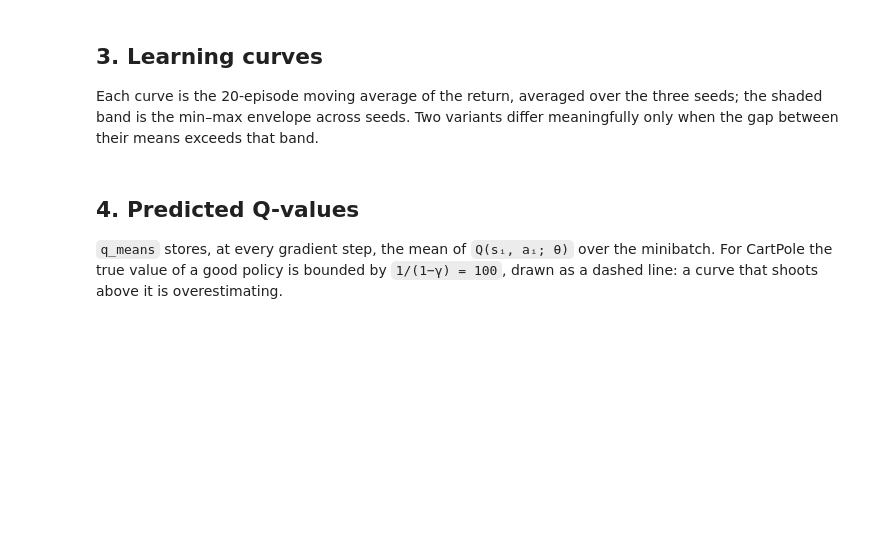
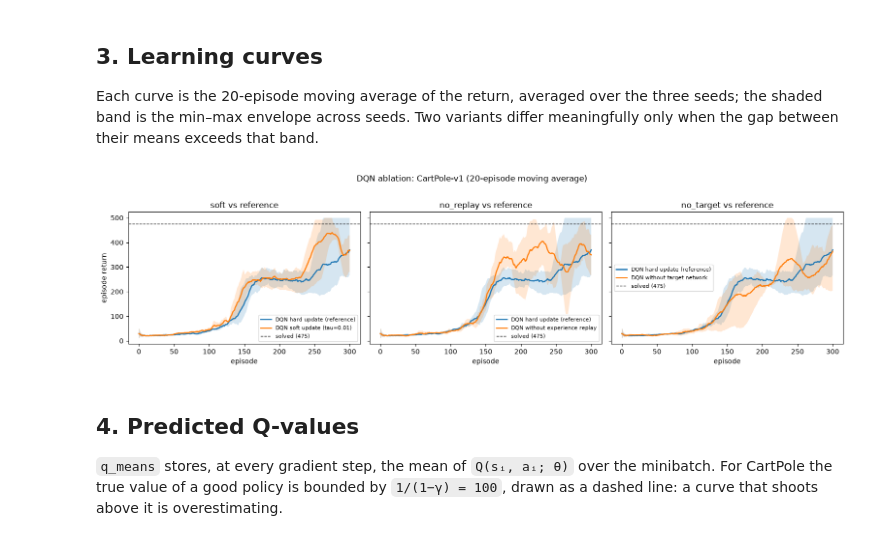
Before and after one commit to AmirBnsL/rl-homework-dqn, a Jupyter notebook: notebooks/EX1_Ablation_cartpole.ipynb, the cells around one changed output. Cells and saved outputs as stored; diff of their text form; code cells hidden in the pictures; blank space fills up the shorter version.

```diff
--- a/notebooks/EX1_Ablation_cartpole.ipynb
+++ b/notebooks/EX1_Ablation_cartpole.ipynb
@@ -1418,19 +1492,23 @@ the gap between their means exceeds that band.
 # %%
 # @title 9. Learning curves — mean over 3 seeds, band = min–max
 pairs = PAIRS
 fig, axes = plt.subplots(1, len(pairs), figsize=(5.2 * len(pairs), 4), sharey=True)
 axes = np.atleast_1d(axes)
 for ax, (a, b) in zip(axes, pairs):
     runs = {}
     for name in (a, b):
         if name in RESULTS:
             runs[variant_label(name)] = RESULTS[name]
     plot_curves(ax, runs, window=WINDOW, x_key=X_KEY,
                 threshold=spec["target_score"],
                 title=f"{b} vs reference" if b != "hard" else "reference")
 axes[0].set_ylabel("episode return")
+for extra in axes[1:]:
+    extra.set_ylabel("")
 fig.suptitle("DQN ablation: " + spec["label"] + " (20-episode moving average)", y=1.02)
 plt.tight_layout(); plt.show()
+# %% [output]
+[figure, added]
 # %% [markdown]
 ## 4. Predicted Q-values
 
```
Also changed, not shown: parts of 15 cells of this notebook, 35 other files.
